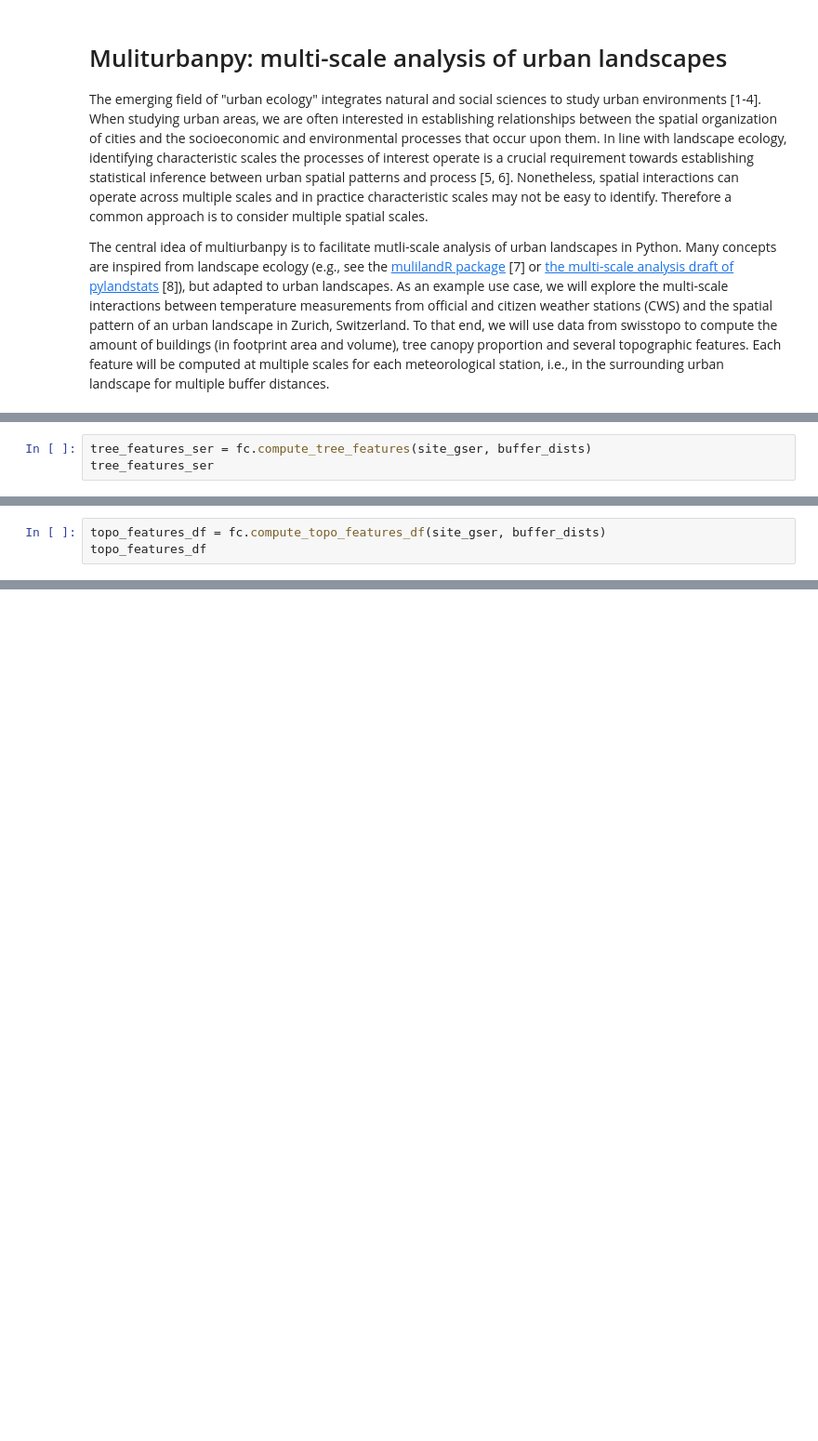
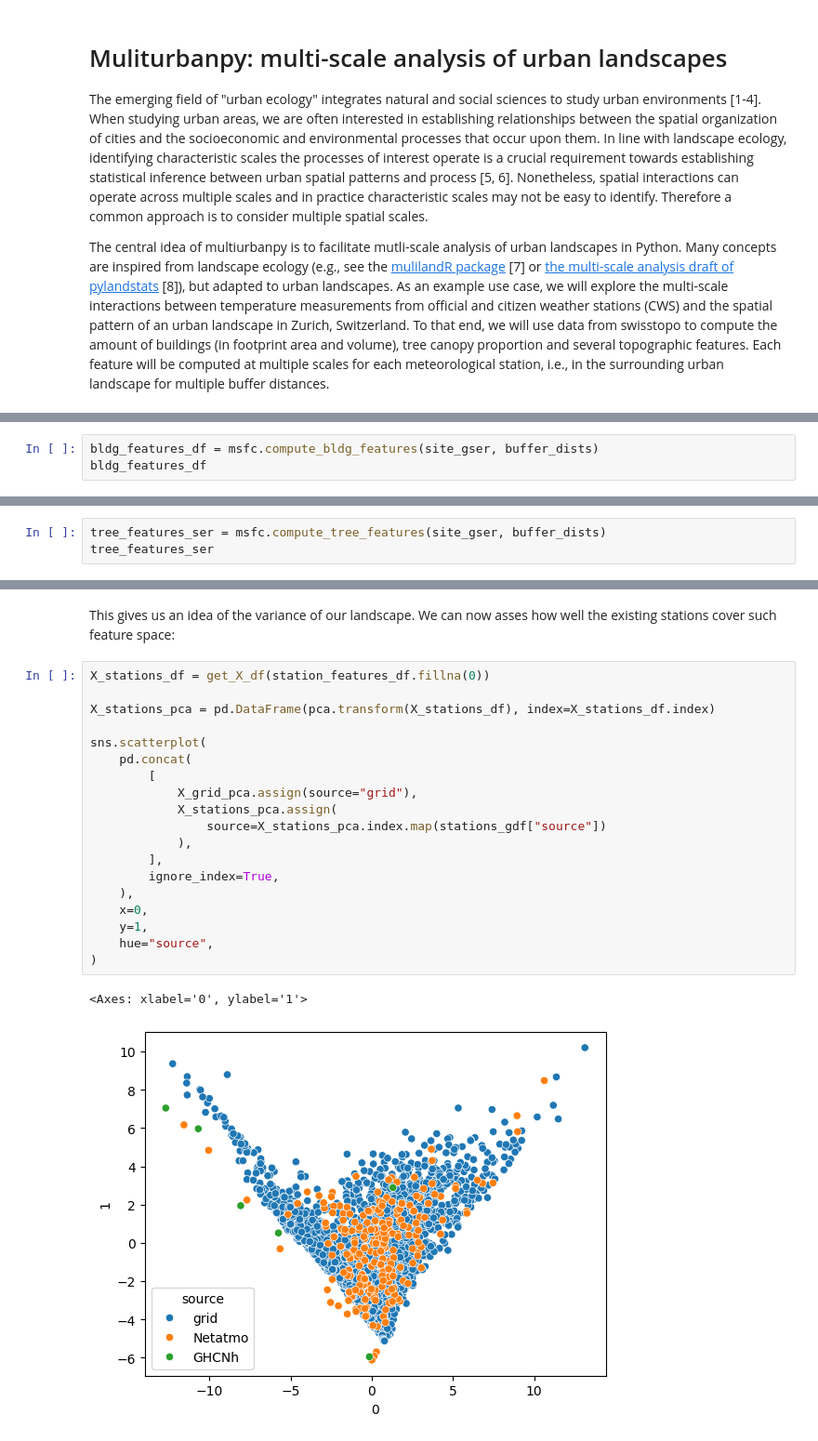
Before and after one commit to martibosch/multiurbanpy, a Jupyter notebook: docs/example.ipynb, the cells around one changed output, grey strips where cells are left out. Shown: that part at 93% size. Saved outputs shown, nothing was run; the diff lists cells and outputs as text; blank space fills up the shorter version.

```diff
--- a/docs/example.ipynb
+++ b/docs/example.ipynb
@@ -114,4 +138,4 @@ bldg_features_df
 # %%
-tree_features_ser = fc.compute_tree_features(site_gser, buffer_dists)
-tree_features_ser
+bldg_features_df = msfc.compute_bldg_features(site_gser, buffer_dists)
+bldg_features_df
 # %% [output]
@@ -131,4 +156,4 @@ Name: tree_canopy, Length: 1270, dtype: float64
 # %%
-topo_features_df = fc.compute_topo_features_df(site_gser, buffer_dists)
-topo_features_df
+tree_features_ser = msfc.compute_tree_features(site_gser, buffer_dists)
+tree_features_ser
 # %% [output]
@@ -281,0 +308,24 @@ sns.lineplot(eval_df, x="Buffer dist.", y="AIC", marker="o", linestyle="--")
+# %% [markdown]
+This gives us an idea of the variance of our landscape. We can now asses how well the existing stations cover such feature space:
+# %%
+X_stations_df = get_X_df(station_features_df.fillna(0))
+
+X_stations_pca = pd.DataFrame(pca.transform(X_stations_df), index=X_stations_df.index)
+
+sns.scatterplot(
+    pd.concat(
+        [
+            X_grid_pca.assign(source="grid"),
+            X_stations_pca.assign(
+                source=X_stations_pca.index.map(stations_gdf["source"])
+            ),
+        ],
+        ignore_index=True,
+    ),
+    x=0,
+    y=1,
+    hue="source",
+)
+# %% [output]
+<Axes: xlabel='0', ylabel='1'>
+[figure, added]
```
Also changed, not shown: parts of 36 cells of this notebook.
